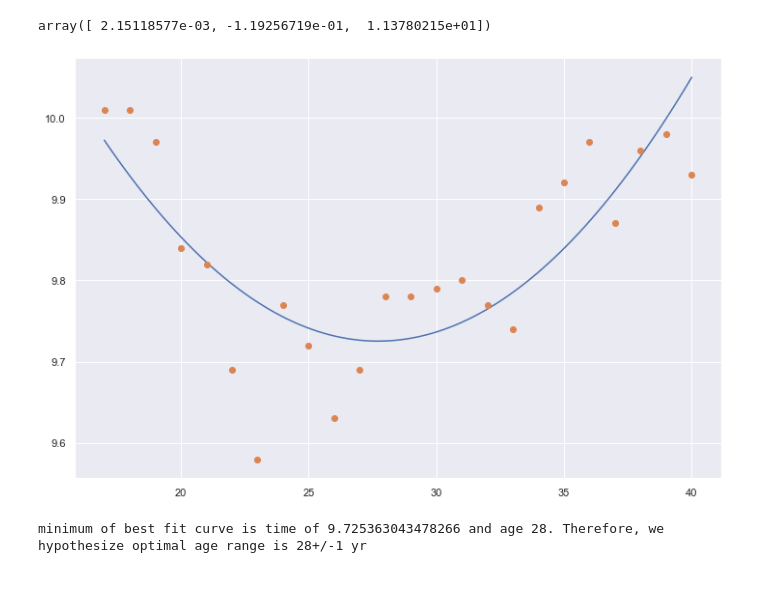
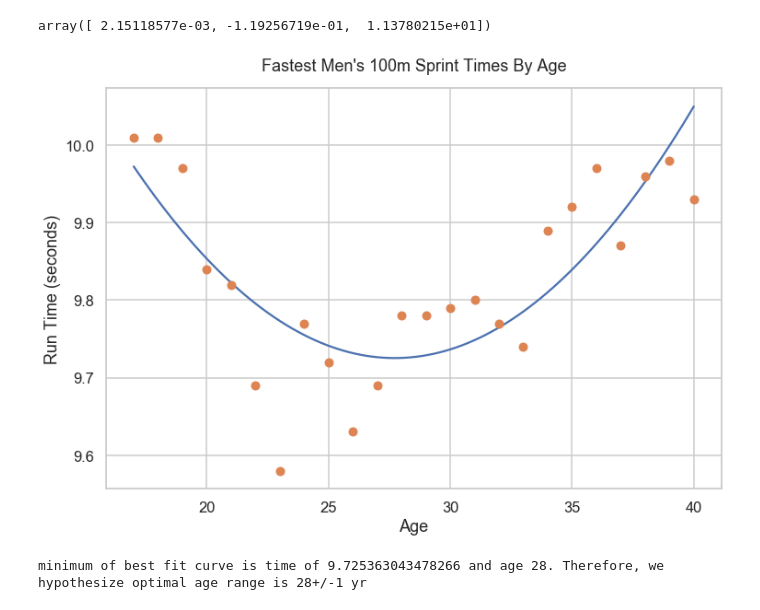
Before and after one commit to anesumasube/The-Perfect-Race, a Jupyter notebook: winning_times.ipynb, the cells around one changed output. Drawn from its saved outputs; the diff is of its cells as text; code cells hidden in the pictures; blank space fills up the shorter version.

```diff
--- a/winning_times.ipynb
+++ b/winning_times.ipynb
@@ -760,12 +738,17 @@ poly_coefficients
 # %% [output]
 array([ 2.15118577e-03, -1.19256719e-01,  1.13780215e+01])
 # %%
+sns.set_style('whitegrid')
+sns.set_context('talk')
 x_new = np.linspace(min_age,max_age,100)
 y_new = np.poly1d(poly_coefficients)
 _=plt.figure(figsize = (12, 8))
 _=plt.plot(x_new,y_new(x_new),x,y,'o')
+_=plt.xlabel('Age')
+_=plt.ylabel('Run Time (seconds)')
+_=plt.title("Fastest Men's 100m Sprint Times By Age", y=1.03)
 # %% [output]
-[figure, old version]
+[figure, new version]
 # %%
 lowest_time = y_new(min_age)
 best_age = min_age
```
Also changed, not shown: parts of 10 cells of this notebook, 2 other files.
